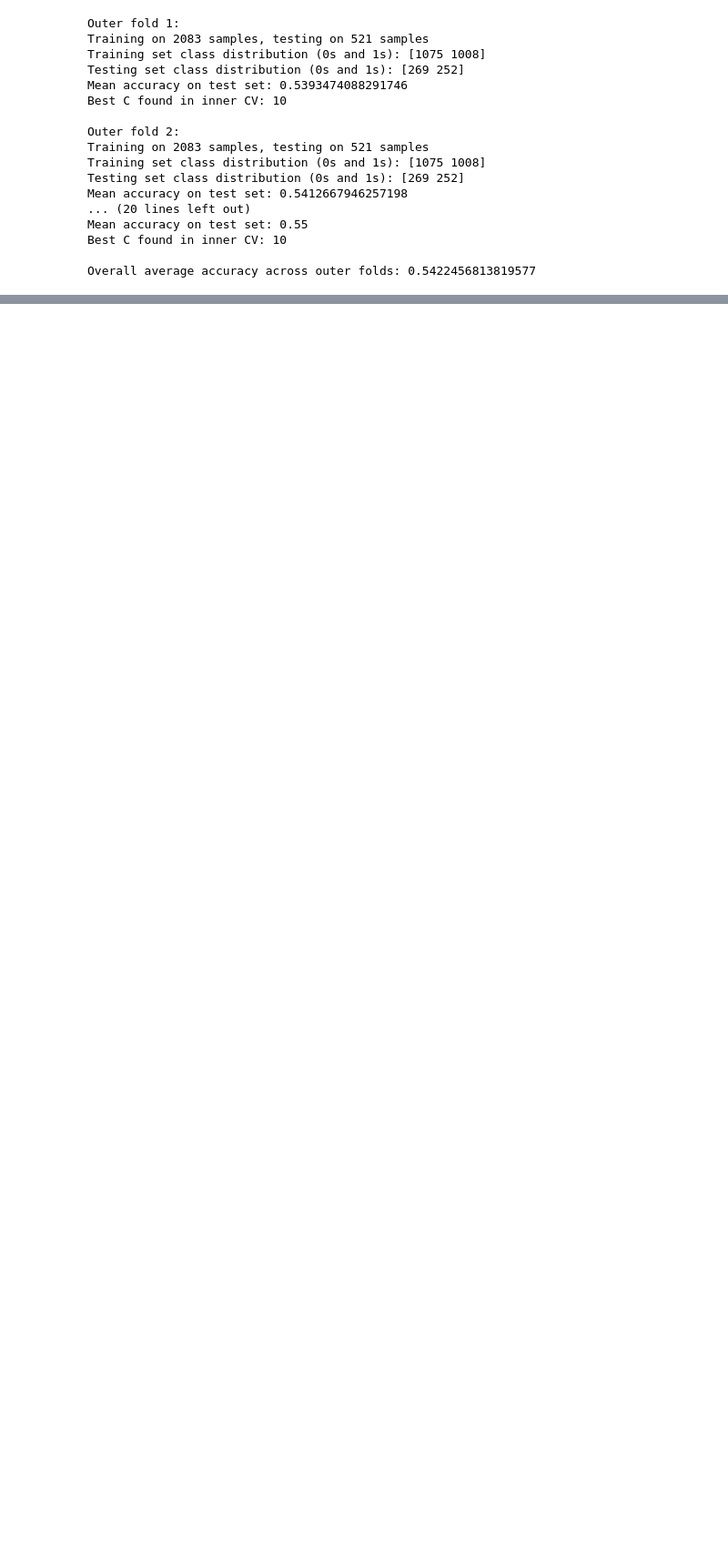
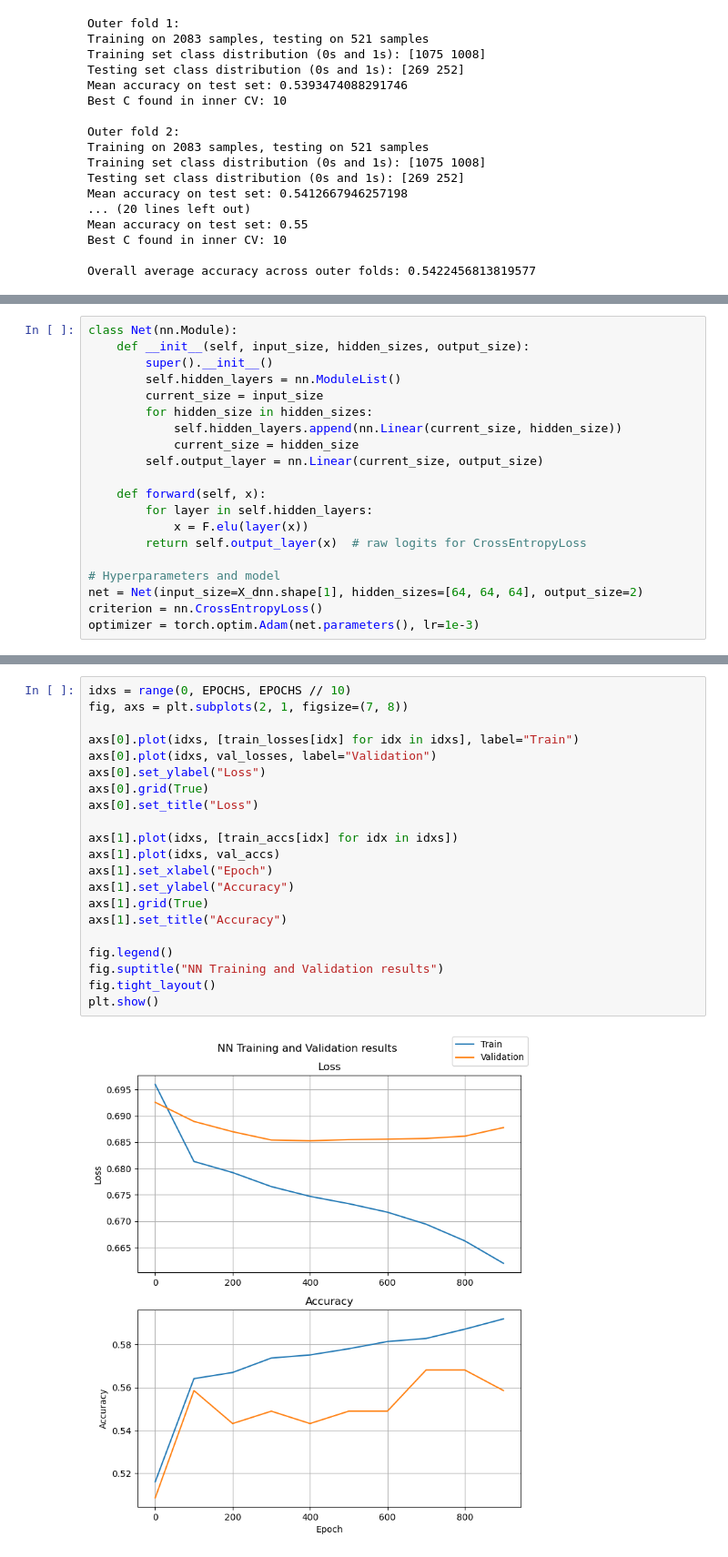
Before and after one commit to BalducciFrancesco/22053-Motor-Imagery-Miniproject, a Jupyter notebook: classification.ipynb, the cells around one changed output, grey strips where cells are left out. Shown at 91% size. Saved outputs shown, nothing was run; the diff lists cells and outputs as text; blank space fills up the shorter version.

```diff
--- a/classification.ipynb
+++ b/classification.ipynb
@@ -153,0 +167,20 @@ Overall average accuracy across outer folds: 0.5422456813819577
+# %%
+class Net(nn.Module):
+    def __init__(self, input_size, hidden_sizes, output_size):
+        super().__init__()
+        self.hidden_layers = nn.ModuleList()
+        current_size = input_size
+        for hidden_size in hidden_sizes:
+            self.hidden_layers.append(nn.Linear(current_size, hidden_size))
+            current_size = hidden_size
+        self.output_layer = nn.Linear(current_size, output_size)
+
+    def forward(self, x):
+        for layer in self.hidden_layers:
+            x = F.elu(layer(x))
+        return self.output_layer(x)  # raw logits for CrossEntropyLoss
+
+# Hyperparameters and model
+net = Net(input_size=X_dnn.shape[1], hidden_sizes=[64, 64, 64], output_size=2)
+criterion = nn.CrossEntropyLoss()
+optimizer = torch.optim.Adam(net.parameters(), lr=1e-3)
@@ -153,0 +224,23 @@ Overall average accuracy across outer folds: 0.5422456813819577
+# %%
+idxs = range(0, EPOCHS, EPOCHS // 10)
+fig, axs = plt.subplots(2, 1, figsize=(7, 8))
+
+axs[0].plot(idxs, [train_losses[idx] for idx in idxs], label="Train")
+axs[0].plot(idxs, val_losses, label="Validation")
+axs[0].set_ylabel("Loss")
+axs[0].grid(True)
+axs[0].set_title("Loss")
+
+axs[1].plot(idxs, [train_accs[idx] for idx in idxs])
+axs[1].plot(idxs, val_accs)
+axs[1].set_xlabel("Epoch")
+axs[1].set_ylabel("Accuracy")
+axs[1].grid(True)
+axs[1].set_title("Accuracy")
+
+fig.legend()
+fig.suptitle("NN Training and Validation results")
+fig.tight_layout()
+plt.show()
+# %% [output]
+[figure, added]
```
Also changed, not shown: parts of 4 cells of this notebook.
